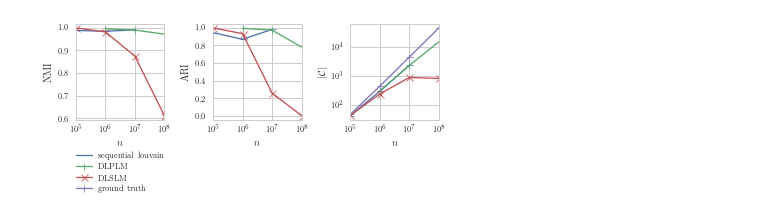
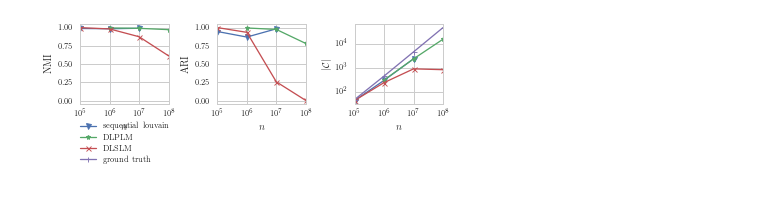
Before and after one commit to kit-algo/distributed_clustering_thrill, a Jupyter notebook: analysis/LFR Graph Size.ipynb, the cells around one changed output. Saved outputs shown, nothing was run; the diff lists cells and outputs as text; code cells hidden in the pictures.

Commit message:
better markers

```diff
--- a/analysis/LFR Graph Size.ipynb
+++ b/analysis/LFR Graph Size.ipynb
@@ -214,9 +209,9 @@ for (i, measure) in [(0, 'NMI'), (1, 'ARI')]:
 plt.legend(loc = 'lower left', bbox_to_anchor = (0.11,-0.5,1,1), bbox_transform = plt.gcf().transFigure)
 savefig("lfr_size_seq")
 # %%
-sns.set_context(rc={'lines.markeredgewidth': 0.75, 'lines.linewidth': 1.3, 'lines.markersize': 7})
+sns.set_context(rc={'lines.markeredgewidth': 0.9, 'lines.linewidth': 1.3, 'lines.markersize': 5})
 
-fig, axes = plt.subplots(1, 3, figsize=(textwidth_to_inch(1.1), textwidth_to_inch(0.3)));
+fig, axes = plt.subplots(1, 3, figsize=(textwidth_to_inch(1.1), textwidth_to_inch(0.25)));
 plt.subplots_adjust(wspace=0.55);
 
 pad = 5
@@ -224,33 +219,34 @@ pad = 5
 for (i, measure) in [(0, 'NMI'), (1, 'ARI'), (2, 'cluster_count')]:
     sml = frames['clustering'] \
         .merge(frames['algorithm_run'], left_on='algorithm_run_id', right_index=True) \
         .merge(frames['program_run'], left_on='program_run_id', right_index=True) \
         .loc[lambda x: x['graph'].str.contains('LFR')] \
         .loc[lambda x: x['node_count'] < 200000000] \
         .groupby(['node_count', 'algorithm'])[measure].mean().dropna().unstack()
 
-    sml['sequential louvain'].plot(logx=True, legend=False, ax=axes[i], marker='_')
-    sml['DLPLM'].plot(logx=True, legend=False, ax=axes[i], marker='|')
+    sml['sequential louvain'].plot(logx=True, legend=False, ax=axes[i], marker='v')
+    sml['DLPLM'].plot(logx=True, legend=False, ax=axes[i], marker='*')
     sml['DLSLM'].plot(logx=True, legend=False, ax=axes[i], marker='x')
 
     if measure == 'cluster_count':
         axes[i].set_ylabel('$|\mathcal{C}|$')
     else:
         axes[i].set_ylabel(measure)
+        axes[i].set_ylim((-0.05, 1.05))
     axes[i].set_xlabel("$n$")
     axes[i].xaxis.set_ticks([100000, 1000000, 10000000, 100000000])
 
 pd.DataFrame([{ 'node_count': 100000, 'ground truth': 49 },
               { 'node_count': 1000000, 'ground truth': 457 },
               { 'node_count': 10000000, 'ground truth': 4542 },
               { 'node_count': 100000000, 'ground truth': 45653 }]) \
     .set_index('node_count').plot(logx=True, legend=False, ax=axes[2], marker='+')
 axes[2].set_ylabel('$|\mathcal{C}|$')
 axes[2].set_yscale('log')
 axes[2].set_xlabel("$n$")
 axes[2].xaxis.set_ticks([100000, 1000000, 10000000, 100000000])
 
 plt.legend(loc = 'lower left', bbox_to_anchor = (0.11,-0.5,1,1), bbox_transform = plt.gcf().transFigure)
 savefig("lfr_size")
 # %% [output]
-[figure, old version]
+[figure, new version]
```
Also changed, not shown: parts of 1 cell of this notebook, 1 other file.
